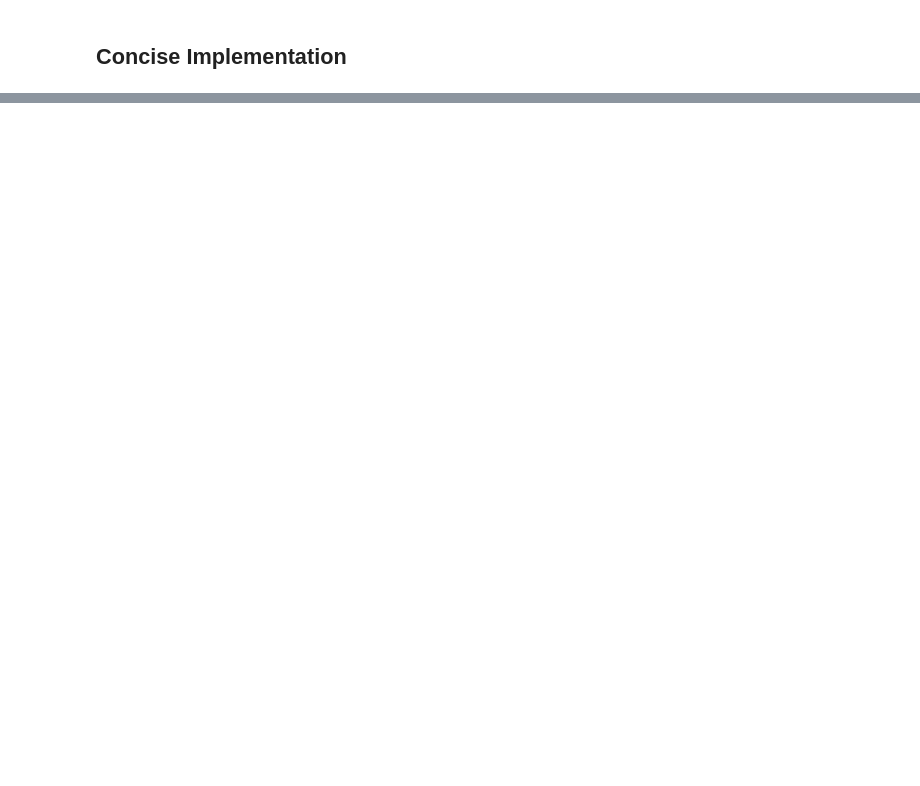
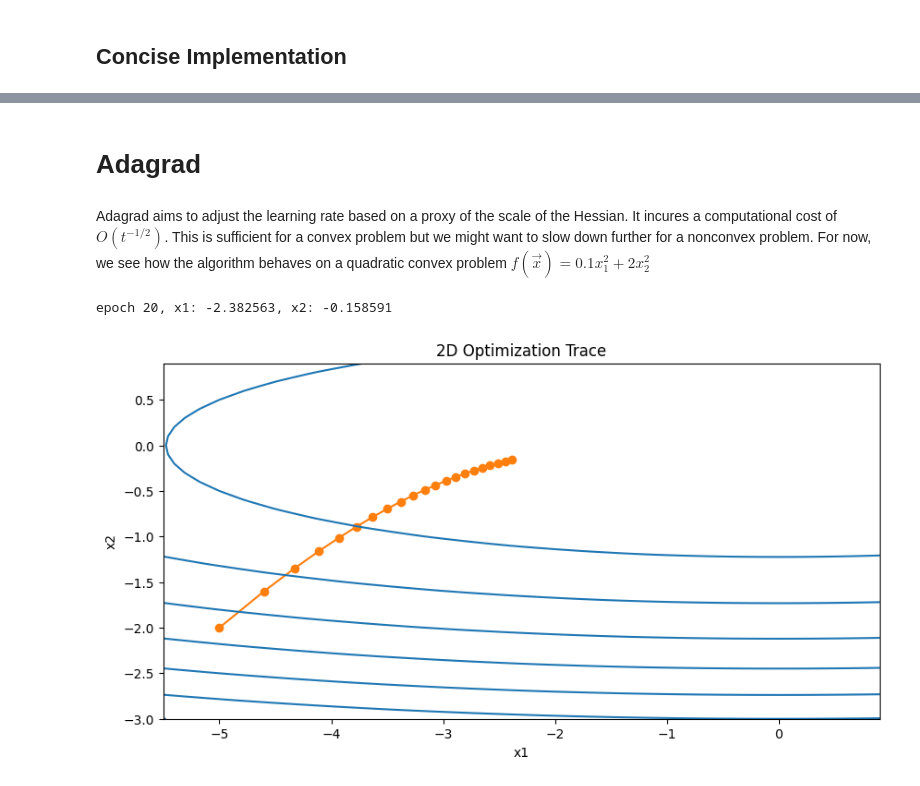
Before and after one commit to ishaanpaul98/Deep-Learning, a Jupyter notebook: Optimization Algorithms/optimization_algorithms.ipynb, the cells around one changed output, grey strips where cells are left out. Saved outputs shown, nothing was run; the diff lists cells and outputs as text; code cells hidden in the pictures; blank space fills up the shorter version.

```diff
--- a/Optimization Algorithms/optimization_algorithms.ipynb
+++ b/Optimization Algorithms/optimization_algorithms.ipynb
@@ -984,0 +1025,22 @@ Final loss: 0.143, 0.081 sec/epoch
+# %% [markdown]
+# Adagrad
+# %% [markdown]
+Adagrad aims to adjust the learning rate based on a proxy of the scale of the Hessian. It incures a computational cost of $O(t^{-1/2})$. This is sufficient for a convex problem but we might want to slow down further for a nonconvex problem. For now, we see how the algorithm behaves on a quadratic convex problem $f(\vec{x}) = 0.1x_1^2 + 2x_2^2$
+# %%
+def adagrad_2d(x1, x2, s1, s2):
+    eps = 1e-6
+    g1, g2 = 0.2 * x1, 4 * x2
+    s1 += g1 ** 2
+    s2 += g2 ** 2
+    x1 -= eta / math.sqrt(s1 + eps) * g1
+    x2 -= eta / math.sqrt(s2 + eps) * g2
+    return x1, x2, s1, s2
+
+def f_2d(x1, x2):
+    return 0.1 * x1 ** 2 + 2 * x2 ** 2
+
+eta = 0.4
+show_trace_2d(f_2d, train_2d(adagrad_2d))
+# %% [output]
+epoch 20, x1: -2.382563, x2: -0.158591
+[figure, added]
```
Also changed, not shown: parts of 23 cells of this notebook.
